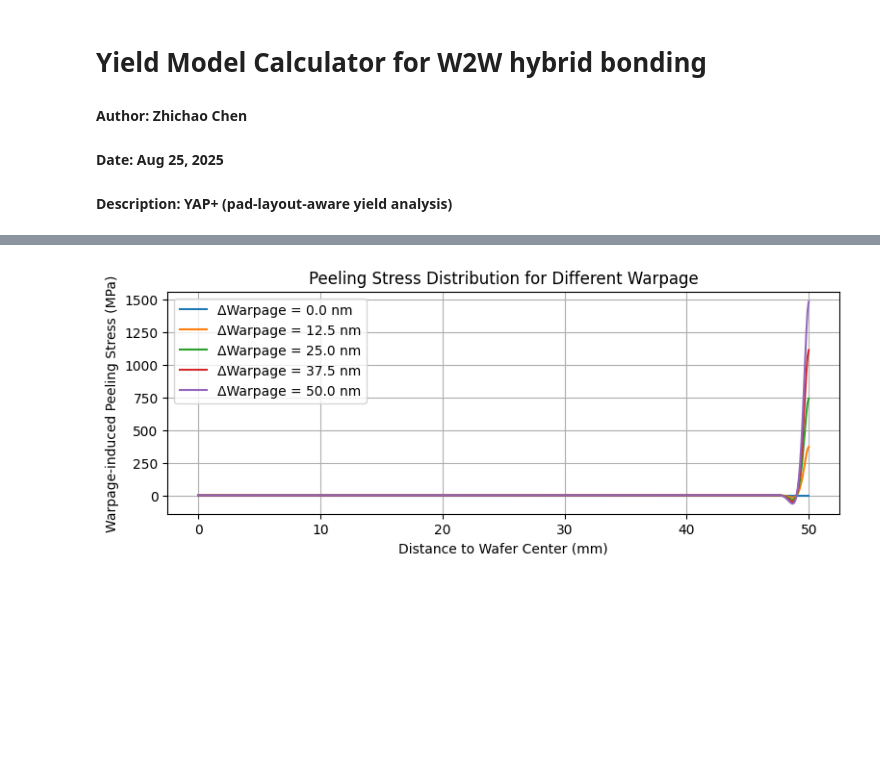
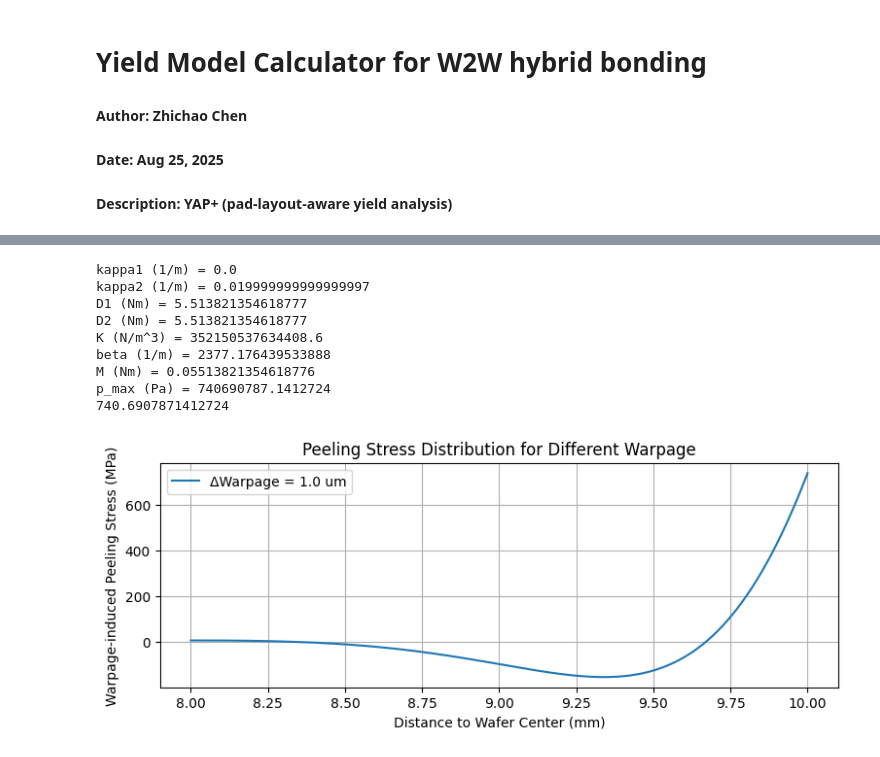
Before and after one commit to nanocad-lab/YAP, a Jupyter notebook: W2W/calculator_main.ipynb, the cells around one changed output, grey strips where cells are left out. Saved outputs shown, nothing was run; the diff lists cells and outputs as text; code cells hidden in the pictures; blank space fills up the shorter version.

```diff
--- a/W2W/calculator_main.ipynb
+++ b/W2W/calculator_main.ipynb
@@ -34,11 +31,13 @@ E2 = 131e9  # Top layer Young's modulus [Pa]
 K = 1 / ((1-v1)*h1/(3*E1) + (1-v2)*h2/(3*E2))
 D1 = E1 * h1**3 / (12 * (1 - v1**2))  # Bottom layer bending stiffness
 D2 = E2 * h2**3 / (12 * (1 - v2**2))  # Top layer bending stiffness
+
+
 warpage1_init = 0e-6  # The initial warpage of the bottom layer [m]
 warpage2_init = 20e-6  # The initial warpage of the top layer [m]
 warpage1_anneal = 10e-6  # The warpage increment during annealing [m]
 warpage2_anneal = 10e-6  # The warpage increment during annealing [m]
-R = 50e-3  # Layer radius [m]
+R = 10e-3  # Layer radius [m]
 kappa1 = 2 * (warpage1_init + warpage1_anneal) / R**2  # Bottom layer curvature [1/m]
 kappa2 = 2 * (warpage2_init + warpage2_anneal) / R**2  # Top layer curvature [1/m]
 kappa = (D1 * kappa1 + D2 * kappa2) / (D1 + D2) # Neutral axis curvature [1/m]
@@ -47,39 +46,56 @@ M = -D1 * D2 / (D1 + D2) * (kappa1 - kappa2)  # Bending moment per unit width [N
 beta = ((K * (D1 + D2)) / (4 * D1 * D2)) ** 0.25
 
 npts_plot = 500         # Number of points for plotting
 
 
 
 def p_max(K, M, beta, D1):
     '''Calculate the maximum peeling stress (typically at the edge)'''
     return K * M / (2 * beta * D1)
 
 def p_loc(x):
     '''Calculate the peeling stress at location x from the wafer/die center'''
     term1 = p_max(K, M, beta, D1)
-    term2 = np.exp(-beta * (R - x)) * (np.cos(beta * (R - x)) + np.sin(beta * (R - x)))
+    print("p_max (Pa) =", term1)
+    term2 = np.exp(-beta * (R - x)) * (np.cos(beta * (R - x)) - np.sin(beta * (R - x)))
     return term1 * term2
 
 # Plot peeling stress distribution for different warpage values
-x = np.linspace(0, R, npts_plot)
-warpage_array = np.linspace(0e-6, 50e-6, 5)
+x = np.linspace(0.8*R, R, npts_plot)
+warpage_array = np.linspace(1e-6, 1e-6, 1)
 plt.figure(figsize=(9, 3))
 for warpage in warpage_array:
-    R = 50e-3  # Layer radius [m]
     kappa1 = 2 * 0 / R**2  # Bottom layer curvature [1/m]
     kappa2 = 2 * warpage / R**2  # Top layer curvature [1/m]
+    print("kappa1 (1/m) =", kappa1)
+    print("kappa2 (1/m) =", kappa2)
+    print("D1 (Nm) =", D1)
+    print("D2 (Nm) =", D2)
+    print("K (N/m^3) =", K)
+    print("beta (1/m) =", beta)
     kappa = (D1 * kappa1 + D2 * kappa2) / (D1 + D2) # Neutral axis curvature [1/m]
     M = - D1 * D2 / (D1 + D2) * (kappa1 - kappa2)  # Bending moment per unit width [Nm]
+    print("M (Nm) =", M)
     p_loc_array = p_loc(x) / 1e6
-    plt.plot(x*1e3, p_loc_array, label=f'ΔWarpage = {warpage*1e6:.1f} nm')
+    print(max(p_loc_array))
+    plt.plot(x*1e3, p_loc_array, label=f'ΔWarpage = {warpage*1e6:.1f} um')
 plt.xlabel('Distance to Wafer Center (mm)')
 plt.ylabel('Warpage-induced Peeling Stress (MPa)')
 plt.title('Peeling Stress Distribution for Different Warpage')
 plt.legend()
 plt.grid()
 plt.show()
 # %% [output]
+kappa1 (1/m) = 0.0
+kappa2 (1/m) = 0.019999999999999997
+D1 (Nm) = 5.513821354618777
+D2 (Nm) = 5.513821354618777
+K (N/m^3) = 352150537634408.6
+beta (1/m) = 2377.176439533888
+M (Nm) = 0.05513821354618776
+p_max (Pa) = 740690787.1412724
+740.6907871412724
-[figure, old version]
+[figure, new version]
 # %%
 # Load configuration
 cfg = load_modeling_config(path='configs/config.yaml',
```
Also changed, not shown: parts of 32 cells of this notebook, 20 other files.
